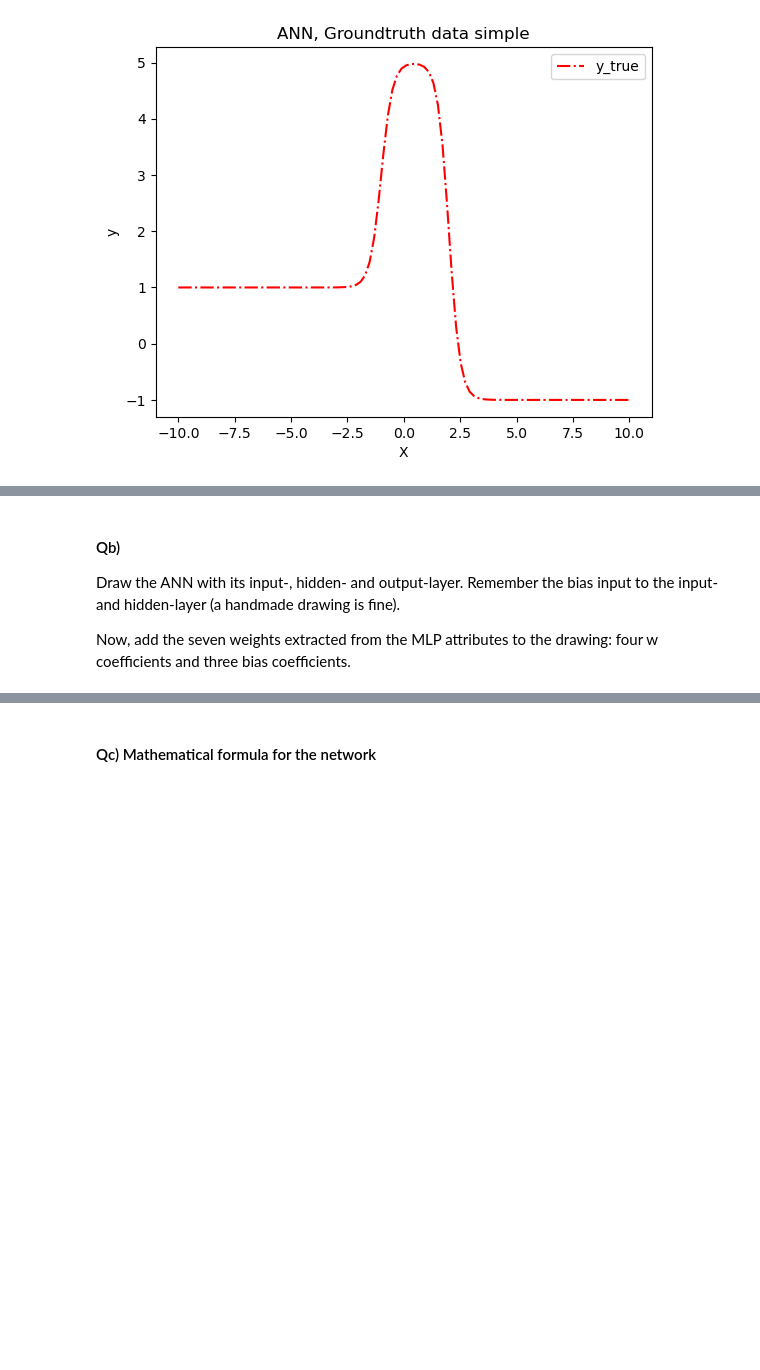
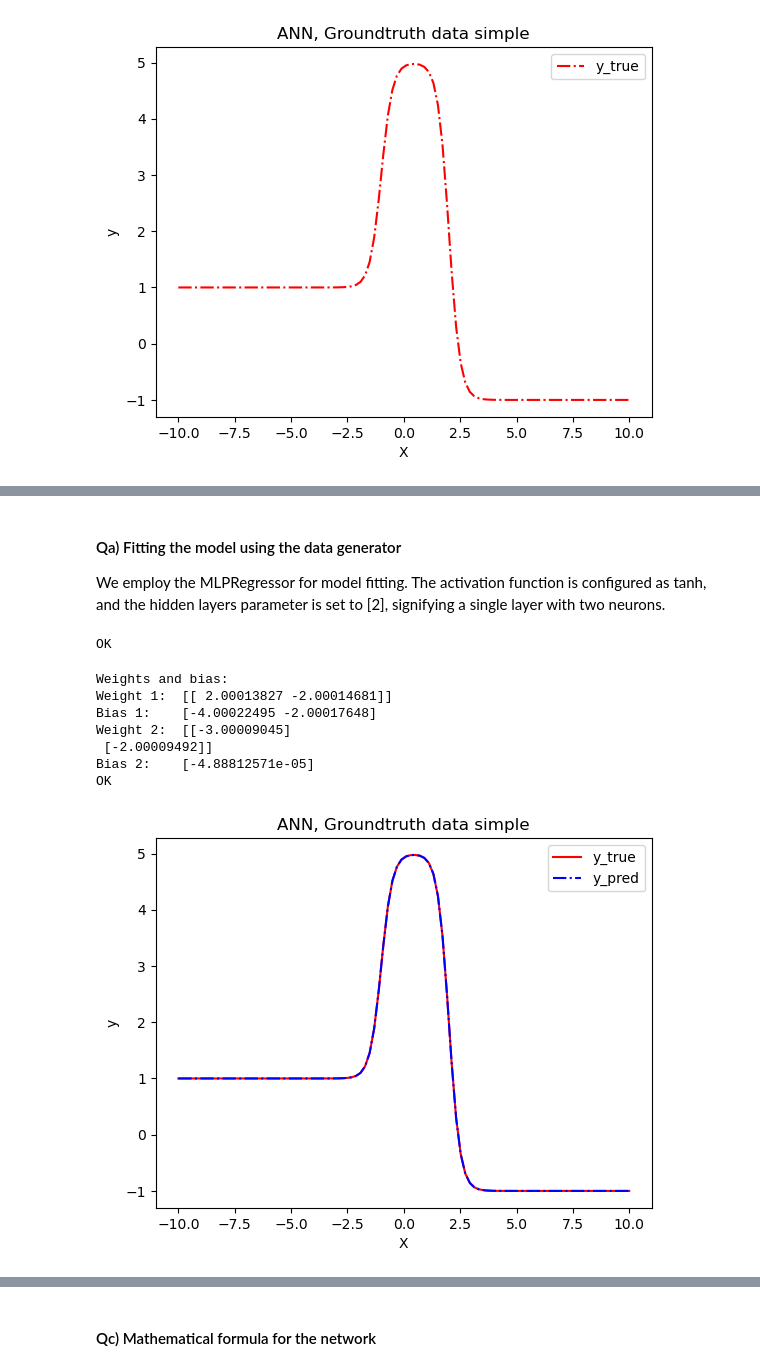
Before and after one commit to MartinStokholm/SWMAL, a Jupyter notebook: Handins/O2/LO6/ann.ipynb, the cells around one changed output, grey strips where cells are left out. Drawn from its saved outputs; the diff is of its cells as text; code cells hidden in the pictures; blank space fills up the shorter version.

```diff
--- a/Handins/O2/LO6/ann.ipynb
+++ b/Handins/O2/LO6/ann.ipynb
@@ -79,6 +32,46 @@ iases coefficients:
-# %% [markdown]
-#### Qb)
-
-Draw the ANN with its input-, hidden- and output-layer. Remember the bias input to the input- and hidden-layer (a handmade drawing is fine).
-
-Now, add the seven weights extracted from the MLP attributes to the drawing: four w coefficients and three bias coefficients.
+# %% [markdown]
+#### Qa) Fitting the model using the data generator
+
+We employ the MLPRegressor for model fitting. The activation function is configured as tanh, and the hidden layers parameter is set to [2], signifying a single layer with two neurons.
+# %%
+# Create MLP and fit model, just run..
+from sklearn.neural_network import MLPRegressor
+
+mlp = MLPRegressor(activation = 'tanh',      # activation function
+                   hidden_layer_sizes = [2], # layes and neurons in layers: one hidden layer with two neurons
+                   alpha = 1e-5,             # regularization parameter
+                   solver = 'lbfgs',         # quasi-Newton solver
+                   max_iter=10000,
+                   verbose = True)
+
+mlp.fit(X, y_true)
+y_pred = mlp.predict(X)
+
+print("OK")
+# %% [output]
+OK
+# %%
+plt.plot(X, y_true, "r-")
+plt.plot(X, y_pred, "b-.")
+plt.legend(["y_true", "y_pred"])
+plt.xlabel("X")
+plt.ylabel("y")
+plt.title("ANN, Groundtruth data simple")
+
+
+print("Weights and bias:")
+print("Weight 1: " , mlp.coefs_[0])
+print("Bias 1:   " , mlp.intercepts_[0])
+print("Weight 2: " , mlp.coefs_[1])
+print("Bias 2:   " , mlp.intercepts_[1])
+
+print("OK")
+# %% [output]
+Weights and bias:
+Weight 1:  [[ 2.00013827 -2.00014681]]
+Bias 1:    [-4.00022495 -2.00017648]
+Weight 2:  [[-3.00009045]
+ [-2.00009492]]
+Bias 2:    [-4.88812571e-05]
+OK
+[figure, added]
```
Also changed, not shown: parts of 20 cells of this notebook.
